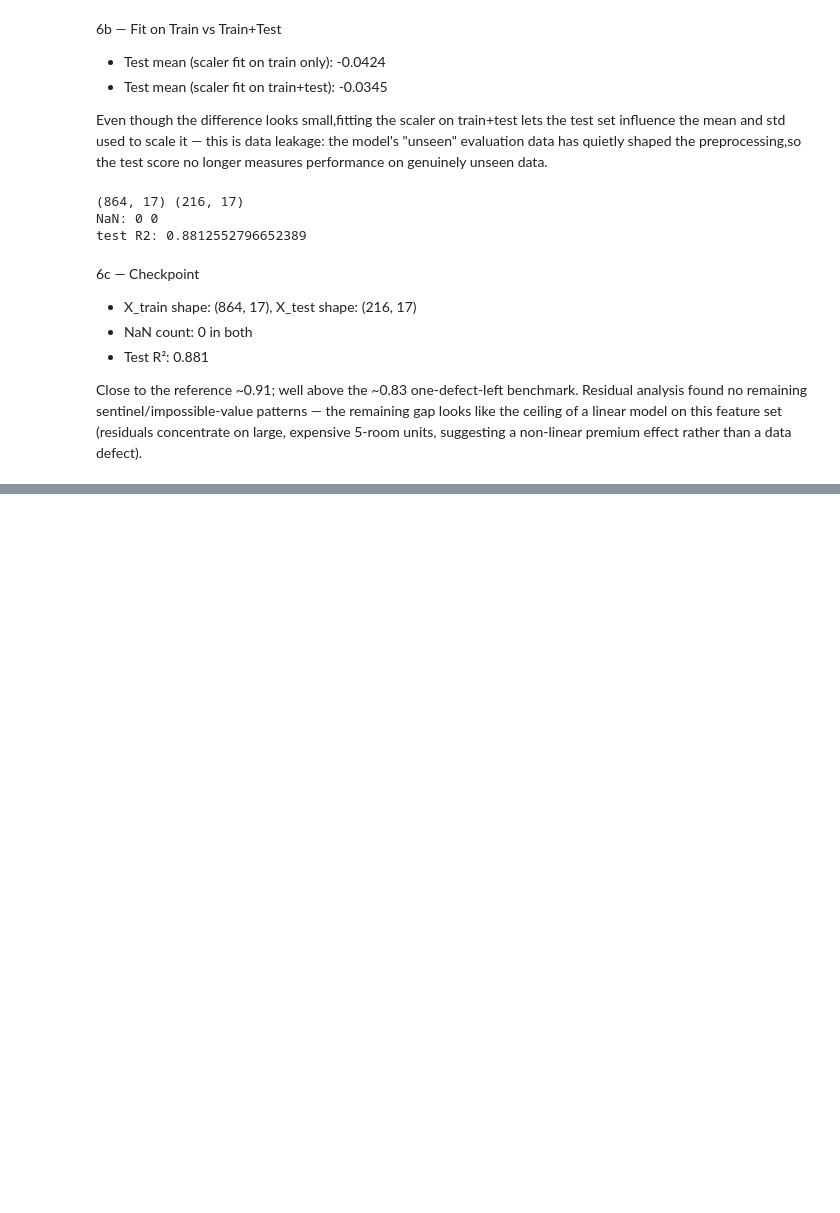
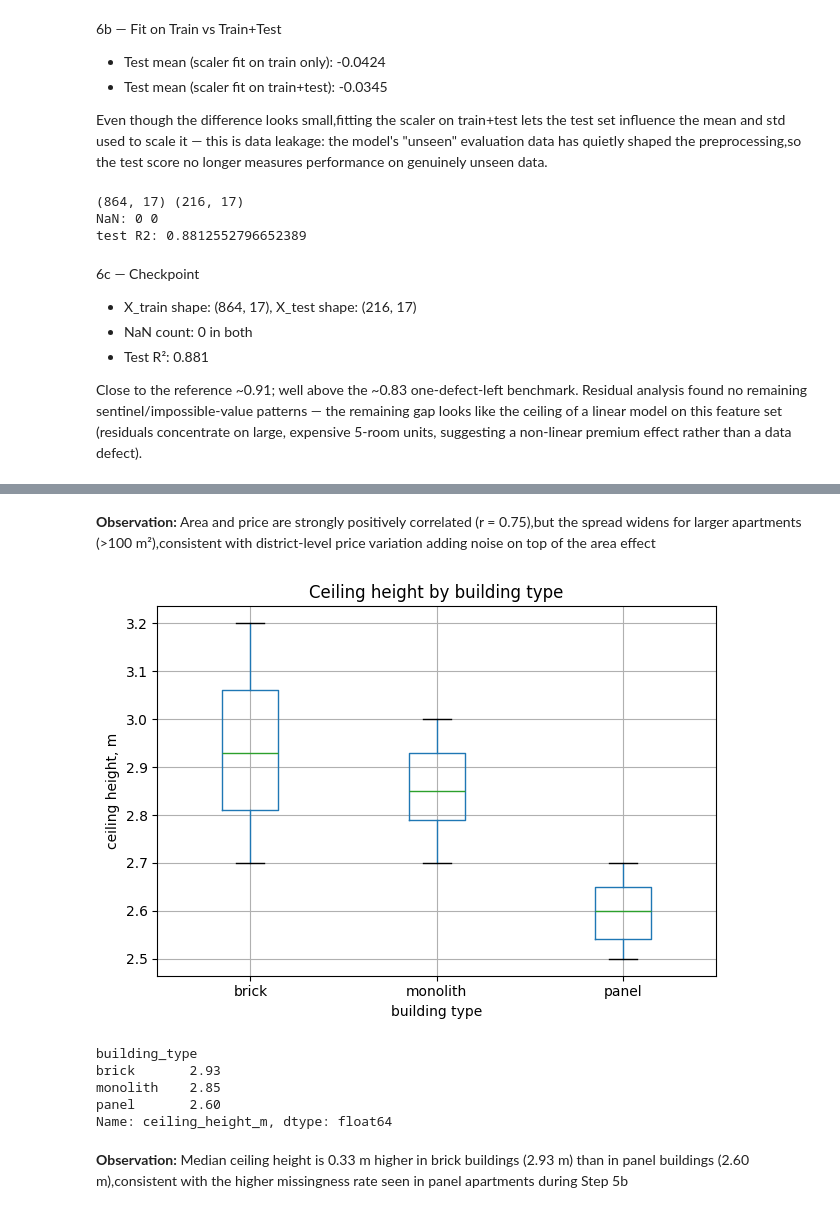
Before and after one commit to ShakenbaevD/SHAKENBAYEV-ML-task-1, a Jupyter notebook: shakenbayev_ML_task_1.ipynb, the cells around one changed output, grey strips where cells are left out. Saved outputs shown, nothing was run; the diff lists cells and outputs as text; code cells hidden in the pictures; blank space fills up the shorter version.

```diff
--- a/shakenbayev_ML_task_1.ipynb
+++ b/shakenbayev_ML_task_1.ipynb
@@ -618,0 +669,21 @@ Close to the reference ~0.91; well above the ~0.83 one-defect-left benchmark. Re
+# %% [markdown]
+**Observation:** Area and price are strongly positively correlated (r = 0.75),but the spread widens for larger apartments (>100 m²),consistent with district-level price variation adding noise on top of the area effect
+# %%
+df_clean.boxplot(column="ceiling_height_m", by="building_type", rot=0)
+plt.ylabel("ceiling height, m")
+plt.xlabel("building type")
+plt.suptitle("")
+plt.title("Ceiling height by building type")
+plt.tight_layout()
+plt.show()
+
+print(df_clean.groupby("building_type")["ceiling_height_m"].median())
+# %% [output]
+[figure, added]
+building_type
+brick       2.93
+monolith    2.85
+panel       2.60
+Name: ceiling_height_m, dtype: float64
+# %% [markdown]
+**Observation:** Median ceiling height is 0.33 m higher in brick buildings (2.93 m) than in panel buildings (2.60 m),consistent with the higher missingness rate seen in panel apartments during Step 5b
```
Also changed, not shown: parts of 8 cells of this notebook, 1 other file.
